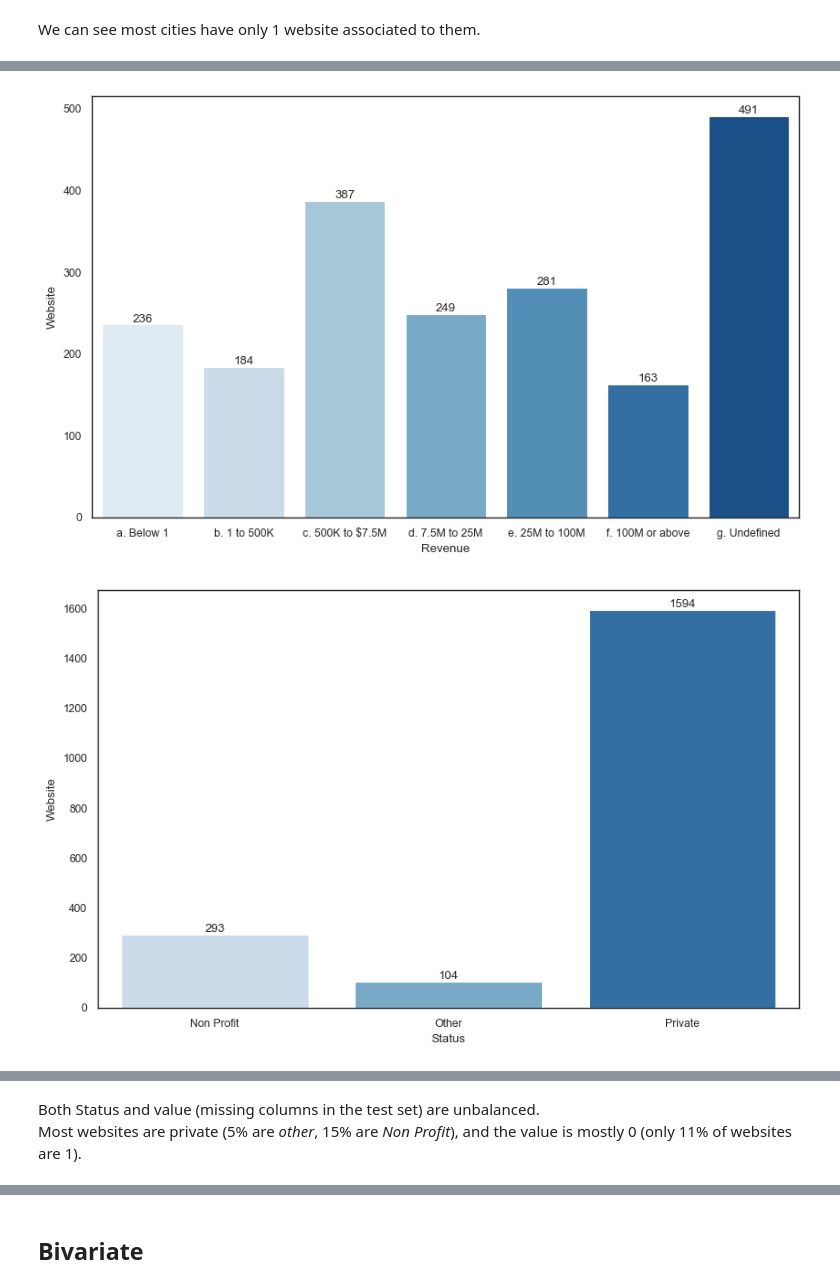
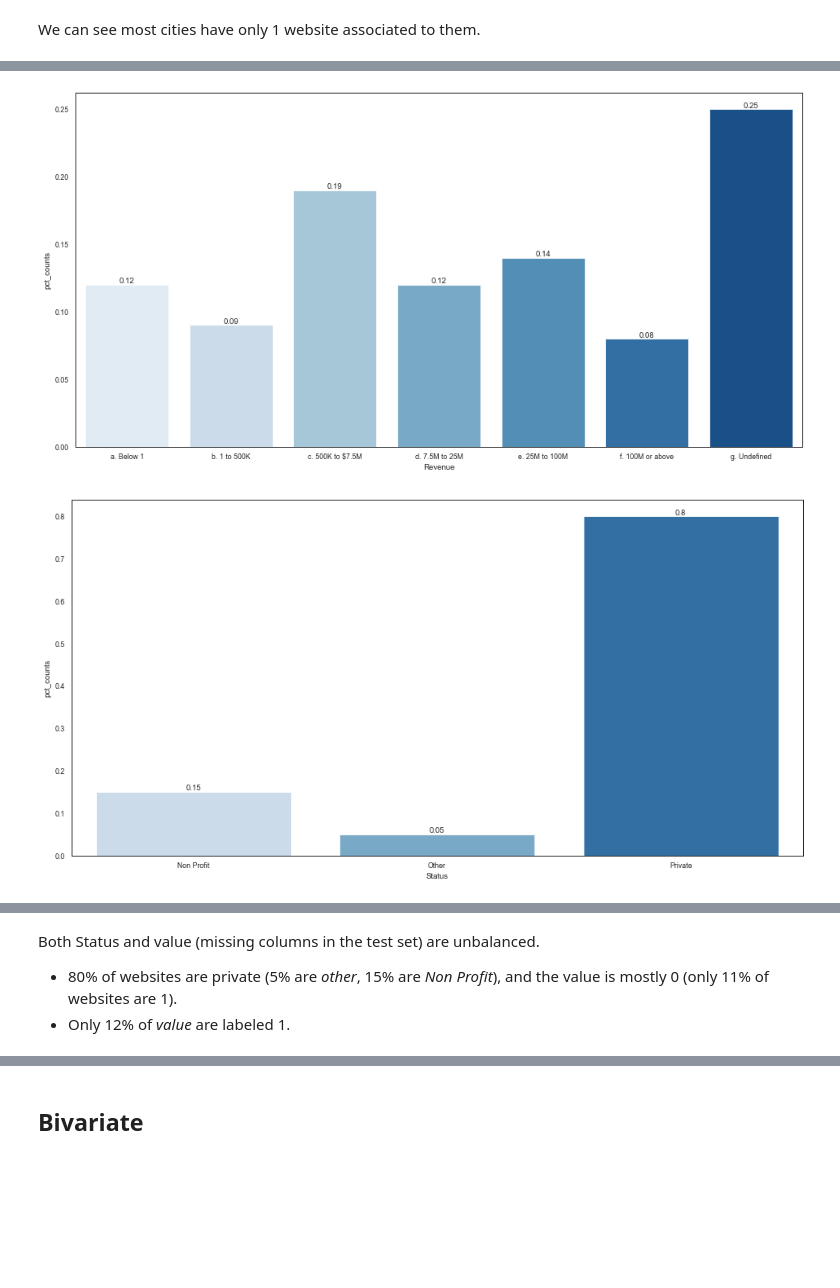
Before and after one commit to jdibarbo/counterpart, a Jupyter notebook: src/2 - analysis/challenge.ipynb, the cells around one changed output, grey strips where cells are left out. Drawn from its saved outputs; the diff is of its cells as text; code cells hidden in the pictures; blank space fills up the shorter version.

```diff
--- a/src/2 - analysis/challenge.ipynb
+++ b/src/2 - analysis/challenge.ipynb
@@ -164,21 +164,22 @@ There are some websites that are duplicated, as they have two different Revenues
 For these we'll keep the row where the Revenue is not *Undefined* or *Below 1*. <br>
 
 Some websites appear twice but have different cities and statuses. With the available informaiton I can't see which of these is the correct value. Given this, I will remove them.
+# %%
+def create_feature(df):
+    df['Revenue'] = np.select([df['Revenue'] == 'Below $1',
+                               df['Revenue'] == '$1 to $500,000',
+                               df['Revenue'] == '$500,001 to $7,500,000',
+                               df['Revenue'] == '$7,500,001 to $25,000,000',
+                               df['Revenue'] == '$25,000,001 to $100,000,000',
+                               df['Revenue'] == '$100,000,001 or Above',
+                               df['Revenue'] == 'Undefined'],
+                               ['a. Below 1', 'b. 1 to 500K',
+                                'c. 500K to $7.5M','d. 7.5M to 25M',
+                                'e. 25M to 100M',
+                                'f. 100M or above', 'g. Undefined'])
+
+    return df
 # %%
-## Revenue
-# adding letters for better visualization
-train_set['Revenue'] = np.select([train_set['Revenue'] == 'Below $1',
-                                  train_set['Revenue'] == '$1 to $500,000',
-                                  train_set['Revenue'] == '$500,001 to $7,500,000',
-                                  train_set['Revenue'] == '$7,500,001 to $25,000,000',
-                                  train_set['Revenue'] == '$25,000,001 to $100,000,000',
-                                  train_set['Revenue'] == '$100,000,001 or Above',
-                                  train_set['Revenue'] == 'Undefined'],
-                                   ['a. Below 1', 'b. 1 to 500K',
-                                    'c. 500K to $7.5M','d. 7.5M to 25M',
-                                    'e. 25M to 100M',
-                                    'f. 100M or above', 'g. Undefined'])
-
 ### Duplicated websites
 duplicated_websites = [
     'https://bacoproperties.com/', 'http://homeinstead.com',
@@ -191,10 +192,15 @@ rev_duplicates = ['g. Undefined', 'a. Below 1']
 idx_websites = train_set[(train_set['Website'].isin(duplicated_websites)) &
                          (train_set['Revenue'].isin(rev_duplicates))].index
 train_set.drop(idx_websites, inplace=True)
+
+## Revenue
+# adding letters for better visualization
+train_set = create_feature(train_set)
+test_set = create_feature(test_set)
 # %% [markdown]
 # EDA
 # %%
-def make_barplot(df, x_var, y_var, aggregation, rot = False):
+def make_barplot(df, x_var, rot = False):
     '''
     Parameters:
         df : df to use
@@ -207,14 +213,15 @@ def make_barplot(df, x_var, y_var, aggregation, rot = False):
         barchart mean of var_group by var_mn
     '''
     # Grouping to plot
-    df_gr = df.groupby([x_var], as_index=False)[y_var].agg(aggregation)
+    df_gr = round(df[x_var].value_counts(normalize=True),
+                  2).rename_axis(x_var).reset_index(name='pct_counts').sort_values(by=x_var)
 
     # Gráfico
     sns.set_style("white")
-    plt.figure(figsize=(10,6))
+    plt.figure(figsize=(16,8))
     sns.set_context("paper", font_scale=1)
 
-    plot = sns.barplot(x=x_var, y=y_var,
+    plot = sns.barplot(x=x_var, y='pct_counts',
                        data=df_gr, palette="Blues")
 
     plot.bar_label(plot.containers[0], label_type='edge')
@@ -246,7 +253,7 @@ make_barplot(train_set[train_set.City.isin(multiple_websites)],
 # %%
 cols = ['Revenue', 'Status', 'Value']
 for col in cols:
-    make_barplot(train_set, col, 'Website', 'count')
+    make_barplot(train_set, col)
 # %% [output]
-[figure, old version]
+[figure, new version]
-[figure, old version]
+[figure, new version]
@@ -254,3 +261,4 @@ for col in cols:
 # %% [markdown]
 Both Status and value (missing columns in the test set) are unbalanced. <br>
-Most websites are private (5% are *other*, 15% are *Non Profit*), and the value is mostly 0 (only 11% of websites are 1).
+- 80% of websites are private (5% are *other*, 15% are *Non Profit*), and the value is mostly 0 (only 11% of websites are 1).
+- Only 12% of *value* are labeled 1.
```
Also changed, not shown: parts of 12 cells of this notebook.
